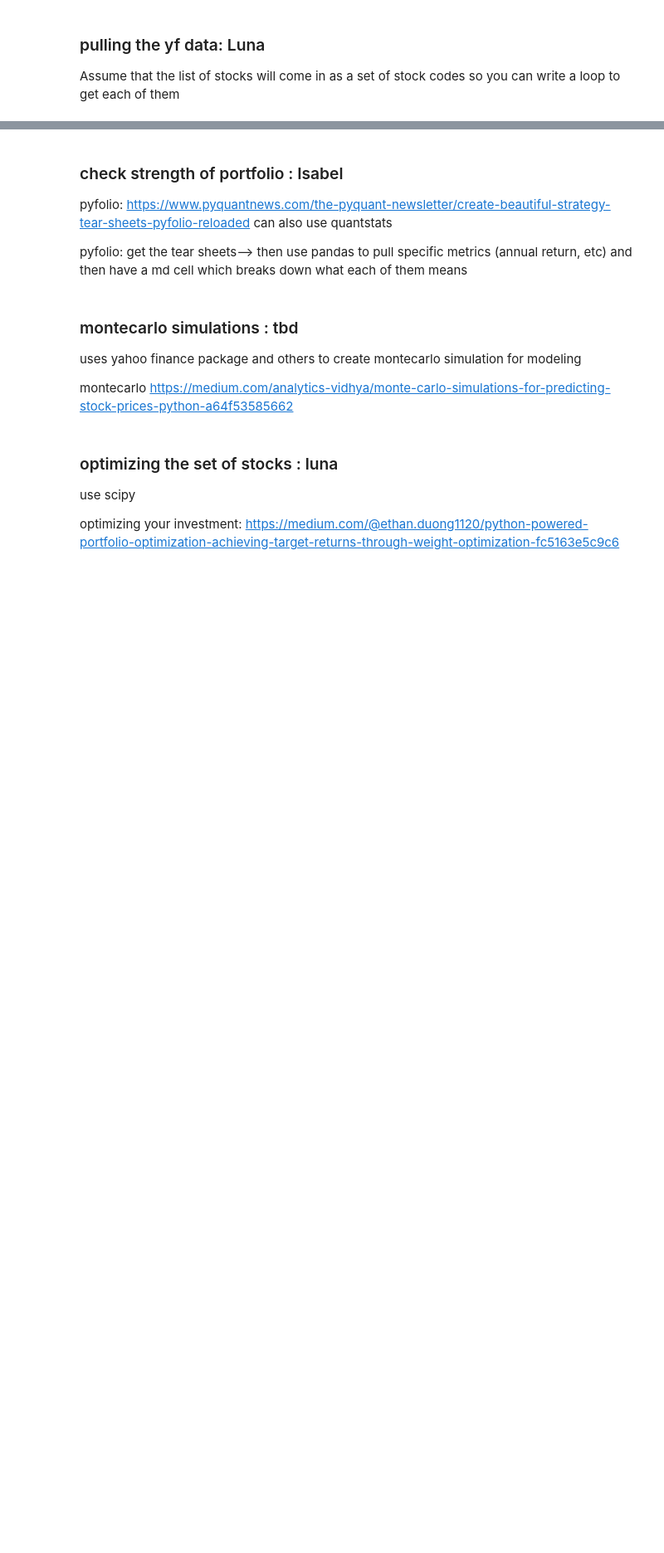
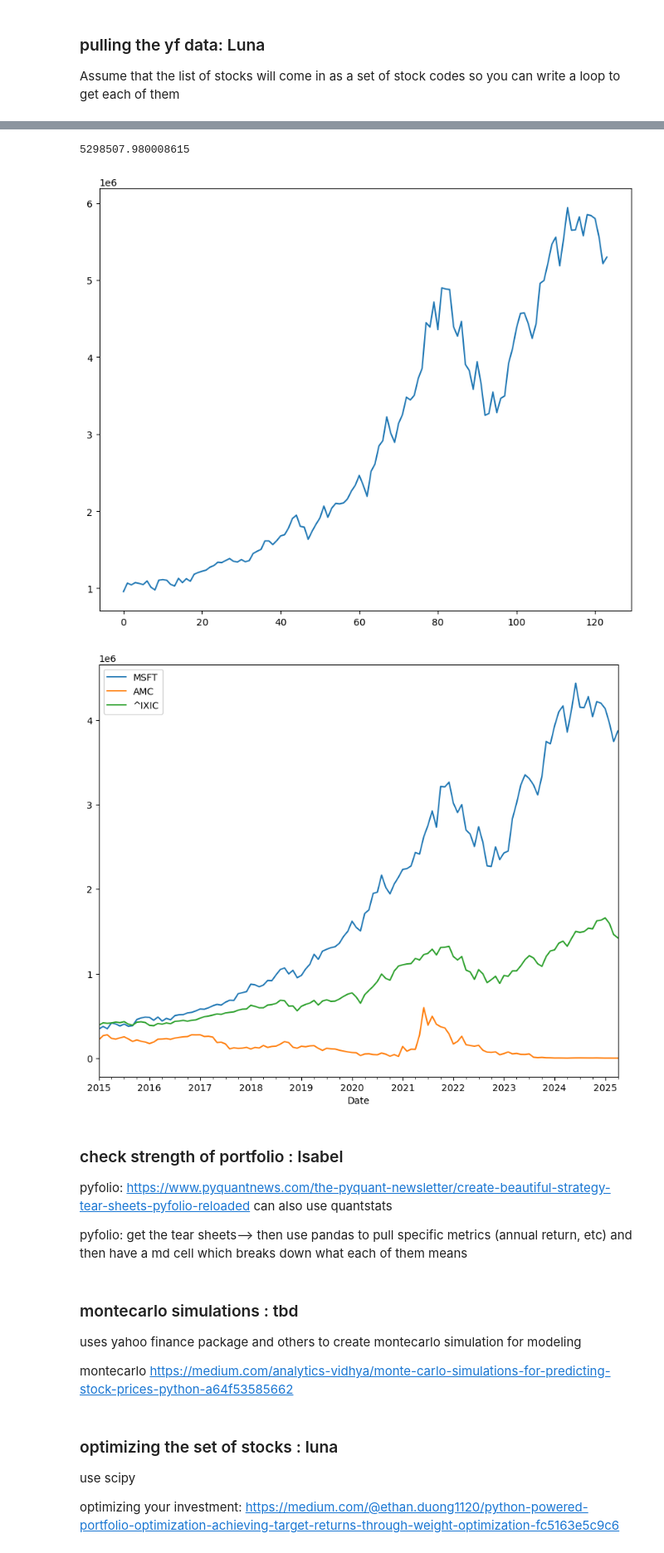
Before and after one commit to nirantheri/cs123, a Jupyter notebook: new_outline.ipynb, the cells around one changed output, grey strips where cells are left out. Shown at 83% size. Drawn from its saved outputs; the diff is of its cells as text; code cells hidden in the pictures; blank space fills up the shorter version.

Commit message:
created widgets for selecting stocks, and plotted returns over time

```diff
--- a/new_outline.ipynb
+++ b/new_outline.ipynb
@@ -62,3 +129,10 @@ use another widget, maybe with a slider (tbd)
+# %%
+# matching allocation amounts to stock codes given inputs from above
+
+allocations = {}
+
+for i in range(len(tab.children)):
+    allocations[portfolio[i]]=tab.children[i].value
 # %% [markdown]
 ### pulling the yf data: Luna
 
@@ -66,14 +140,16 @@ Assume that the list of stocks will come in as a set of stock codes so you can w
 # %%
 #pulled a dictionary of different stocks, keys are tickers? i cant think of a better way to store them because the list is variable so its a bit of an issue
 
-testList = ['AAPL', 'MSFT', 'GOOG', 'NVDA', '^GSPC', '^DJI', '^IXIC']
+# testList = ['AAPL', 'MSFT', 'GOOG', 'NVDA', '^GSPC', '^DJI', '^IXIC']
+
+testList=portfolio
 testString = ' '.join(testList)
 
 tickersPull = yf.Tickers(testString)
 
-#in the dictionary dataframes, each ticker is indexed by its ticker as seen in the testList
+#in the dictionary dataframes, each ticker is indexed by its ticker as seen in the testList (auto_adjust accounts for splits and dividends)
 dataframes = {}
 for x in testList:
     ticker = yf.Ticker(x)
-    dataframes[x] = ticker.history(period='1mo', start='2015-01-01')
-    print(dataframes[x])
+    dataframes[x] = ticker.history(period='1mo', start='2015-01-01', auto_adjust=True)
+    # print(dataframes[x])
@@ -98,3 +198,32 @@ Date
+# %%
+# # need to pivot the data
+# # print(portfolio_val.head())
+# print(portfolio_val.info())
+# portfolio_val.drop("^IXIC", axis=1)
+# pivoted_data = portfolio_val.melt(id_vars="Date", var_name="Stock", value_name="Value")
+
+# pivoted_data.head()
+
+
+# alt.Chart(pivoted_data).mark_line().encode(
+#     alt.X("Date:T", title="Date"),
+#     alt.Y("Value:Q", title="Portfolio Value"),
+#     alt.Color("Stock:N", title="Stock")
+# )
+
+
+# plot our portfolio
+import matplotlib.pyplot as plt
+%matplotlib inline
+portfolio_val['Total'].plot(figsize=(10,8))
+portfolio_val.drop('Total', axis=1).set_index('Date').plot(figsize=(10,8))
+
+
+print("total value", portfolio_val['Total'].iat[-1])
+# %% [output]
+5298507.980008615
+[figure, added]
+[figure, added]
 # %% [markdown]
 ### check strength of portfolio : Isabel
 pyfolio: https://www.pyquantnews.com/the-pyquant-newsletter/create-beautiful-strategy-tear-sheets-pyfolio-reloaded
```
Also changed, not shown: parts of 9 cells of this notebook, 1 other file.
